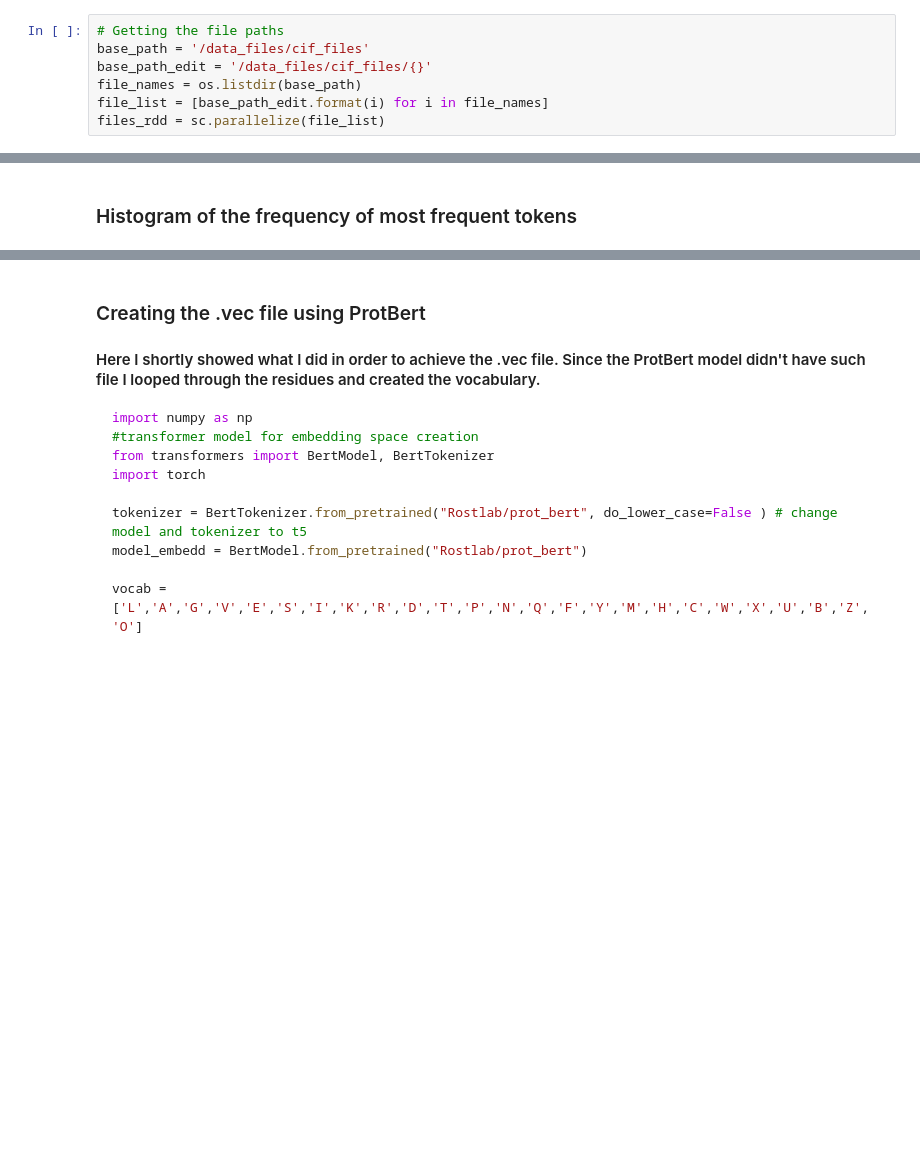
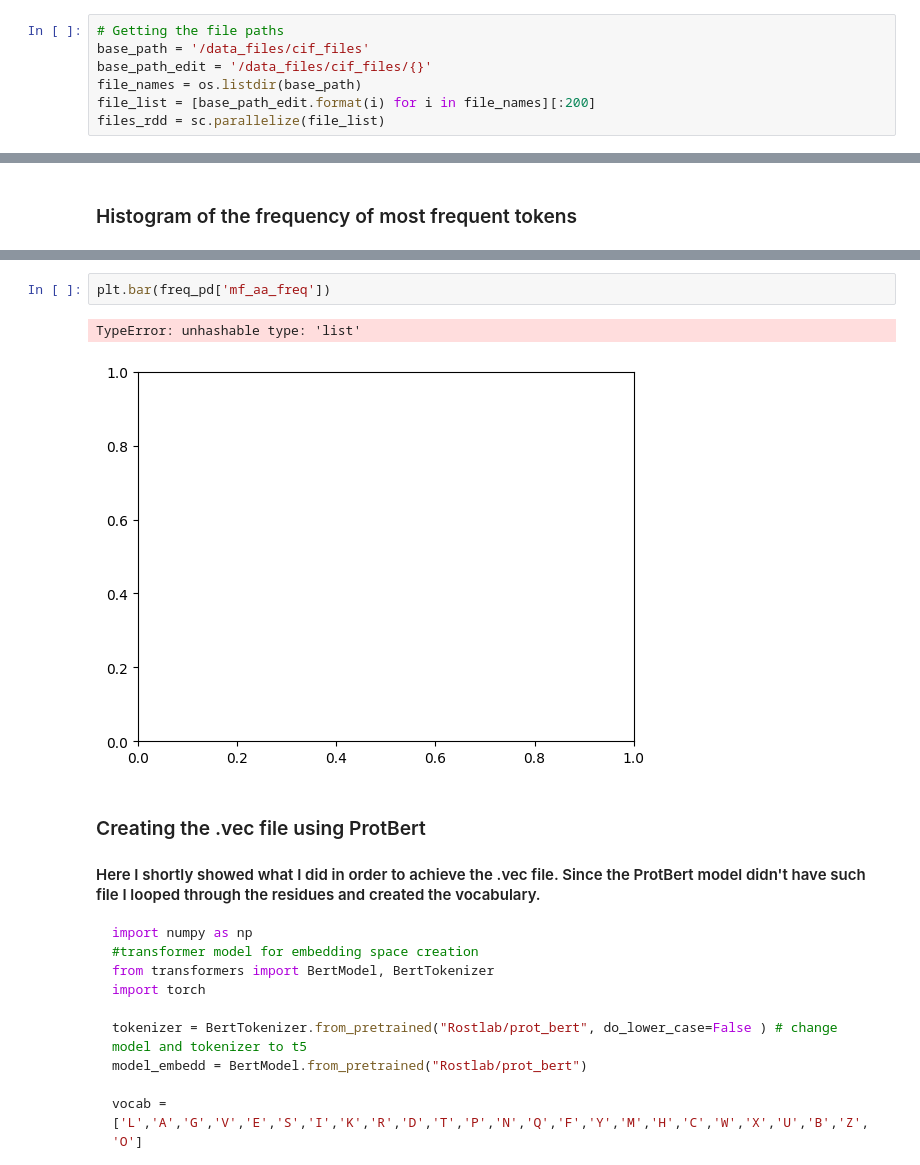
Before and after one commit to mihribanyvs/proteinspark-project, a Jupyter notebook: pyspark_proteindata.ipynb, the cells around one changed output, grey strips where cells are left out. Cells and saved outputs as stored; diff of their text form; blank space fills up the shorter version.

```diff
--- a/pyspark_proteindata.ipynb
+++ b/pyspark_proteindata.ipynb
@@ -41,7 +42,7 @@ sc = spark.sparkContext
 base_path = '/data_files/cif_files'
 base_path_edit = '/data_files/cif_files/{}'
 file_names = os.listdir(base_path)
-file_list = [base_path_edit.format(i) for i in file_names]
+file_list = [base_path_edit.format(i) for i in file_names][:200]
 files_rdd = sc.parallelize(file_list)
 # %%
 # Counting all of the paths to see if there are any errors
@@ -174,3 +209,8 @@ freq_pd['mf_aa_freq'].hist()
+# %%
+plt.bar(freq_pd['mf_aa_freq'])
+# %% [output]
+TypeError: unhashable type: 'list'
+[figure, added]
 # %% [markdown]
 ### Creating the .vec file using ProtBert
 
```
Also changed, not shown: parts of 44 cells of this notebook, 1 other file.
